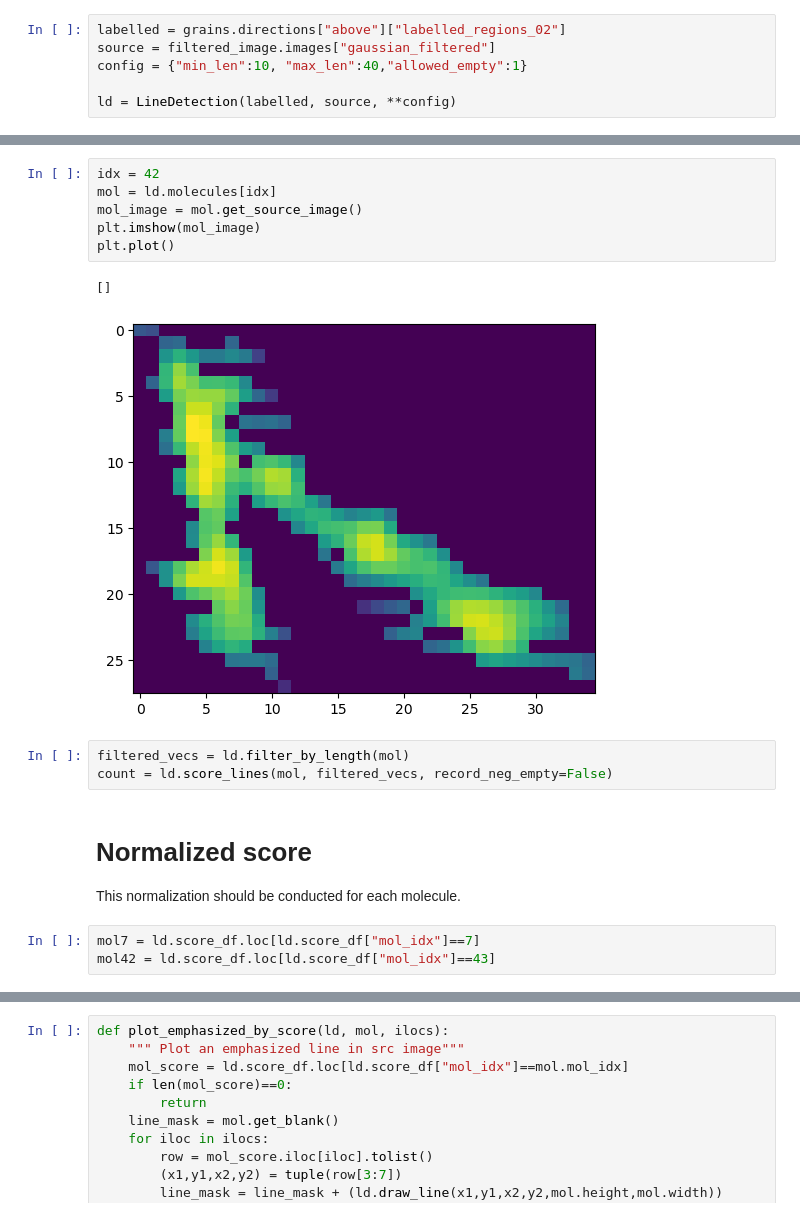
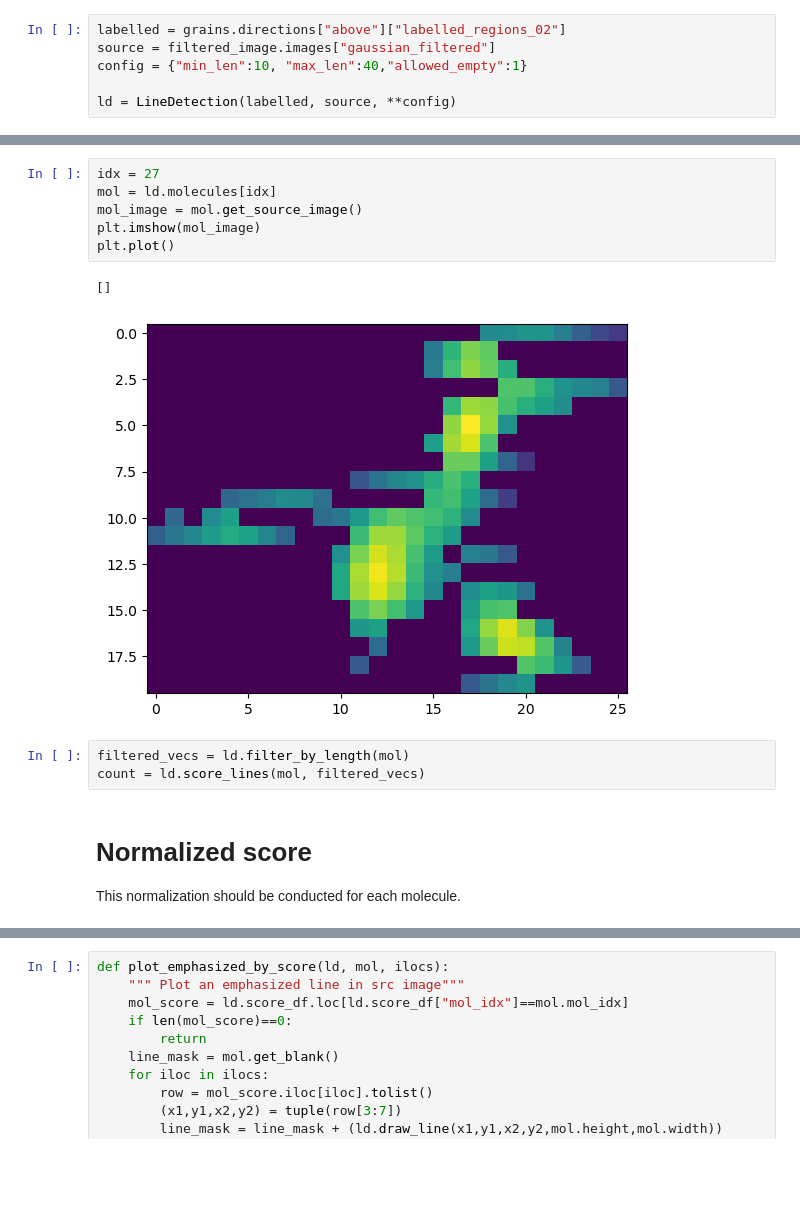
Before and after one commit to iobataya/line_detection, a Jupyter notebook: Find_linear_part_notebook.ipynb, the cells around one changed output, grey strips where cells are left out. Drawn from its saved outputs; the diff is of its cells as text; blank space fills up the shorter version.

```diff
--- a/Find_linear_part_notebook.ipynb
+++ b/Find_linear_part_notebook.ipynb
@@ -181,20 +206,17 @@ ld = LineDetection(labelled, source, **config)
 # %%
-idx = 42
+idx = 27
 mol = ld.molecules[idx]
 mol_image = mol.get_source_image()
 plt.imshow(mol_image)
 plt.plot()
 # %% [output]
 []
-[figure, old version]
+[figure, new version]
 # %%
 filtered_vecs = ld.filter_by_length(mol)
-count = ld.score_lines(mol, filtered_vecs, record_neg_empty=False)
+count = ld.score_lines(mol, filtered_vecs)
 # %% [markdown]
 # Normalized score
 
 This normalization should be conducted for each molecule.
-# %%
-mol7 = ld.score_df.loc[ld.score_df["mol_idx"]==7]
-mol42 = ld.score_df.loc[ld.score_df["mol_idx"]==43]
 # %%
```
Also changed, not shown: parts of 27 cells of this notebook, 2 other files.
